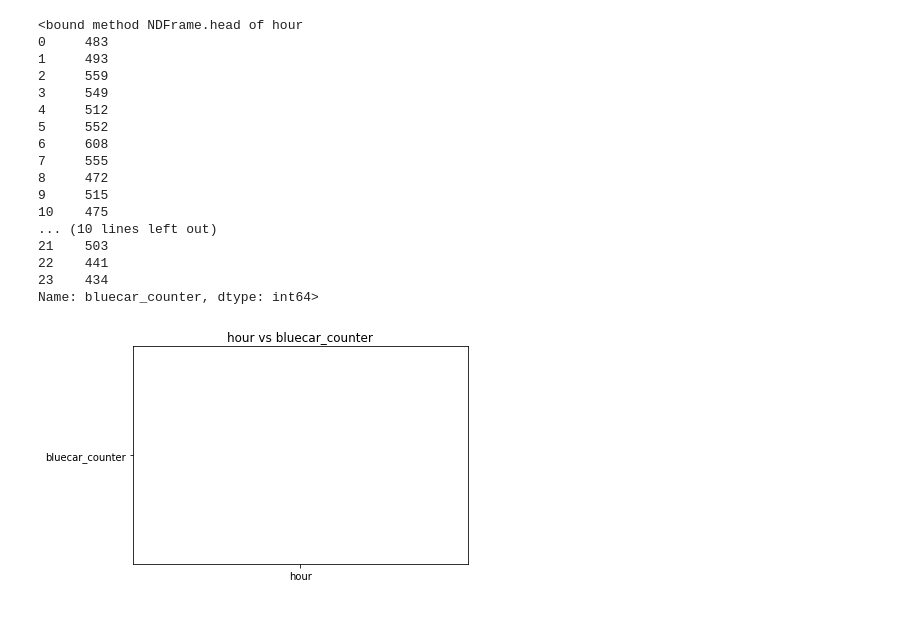
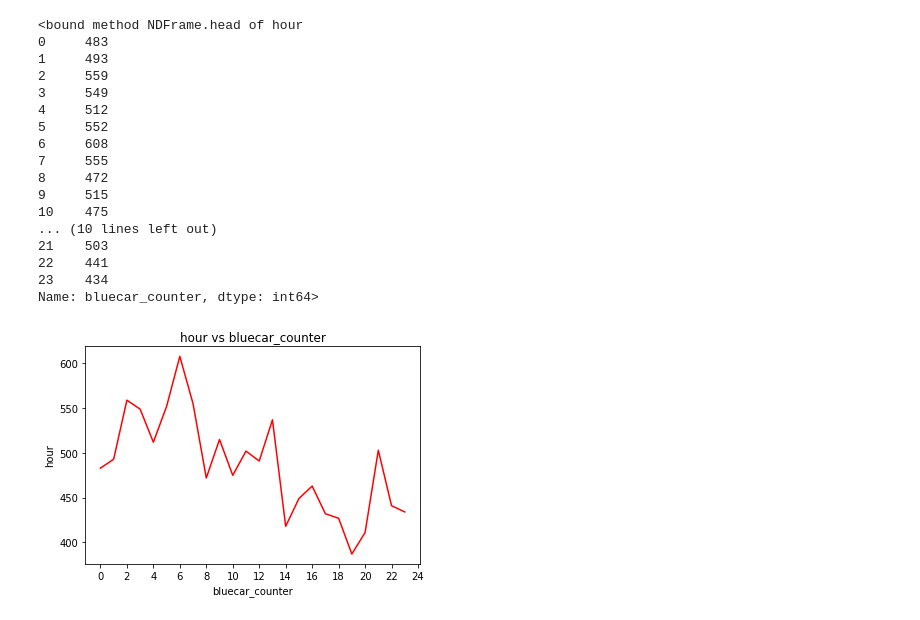
Before and after one commit to 001ckk/Moringa-week-4-IP, a Jupyter notebook: Moringa_Data_Science_Prep_W4_Independent_Project_2022_04_Christopher_Kimani_Python.ipynb, the cells around one changed output. Drawn from its saved outputs; the diff is of its cells as text; code cells hidden in the pictures.

```diff
--- a/Moringa_Data_Science_Prep_W4_Independent_Project_2022_04_Christopher_Kimani_Python.ipynb
+++ b/Moringa_Data_Science_Prep_W4_Independent_Project_2022_04_Christopher_Kimani_Python.ipynb
@@ -220,13 +220,19 @@ df3.head
 22    441
 23    434
 Name: bluecar_counter, dtype: int64>
-# %%
-import matplotlib.pyplot as plt
-
-plt.bar('hour','bluecar_counter', color ='blue',
-        width = 0.4)
-
-plt.title("hour vs bluecar_counter")
-plt.show()
-# %% [output]
-[figure, removed]
+# %%
+# Plotting the outcome of df3 (visual presentation)
+
+import matplotlib.pyplot as plt
+
+plt.plot(df3.index, df3.values, color = 'red')
+plt.xlabel('bluecar_counter')
+plt.ylabel('hour')
+plt.xticks(np.arange(0, 25, 2))
+plt.title("hour vs bluecar_counter")
+plt.show()
+
+
+# This shows the that the sixth hour is the highest with the most green cars ordered.
+# %% [output]
+[figure, added]
```
